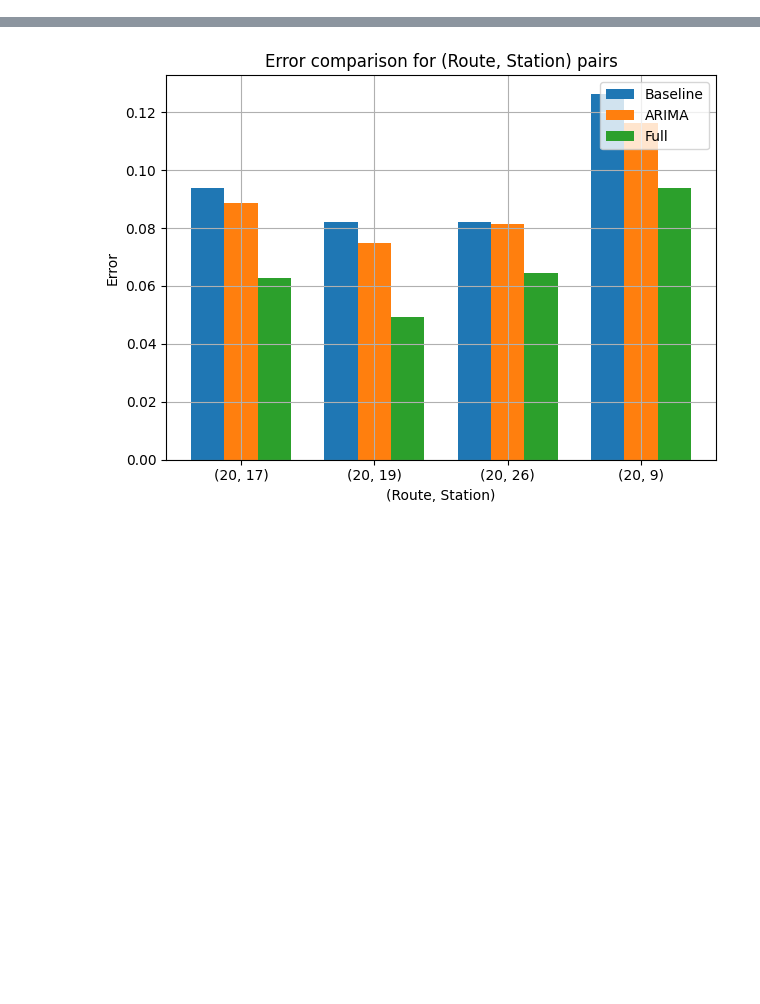
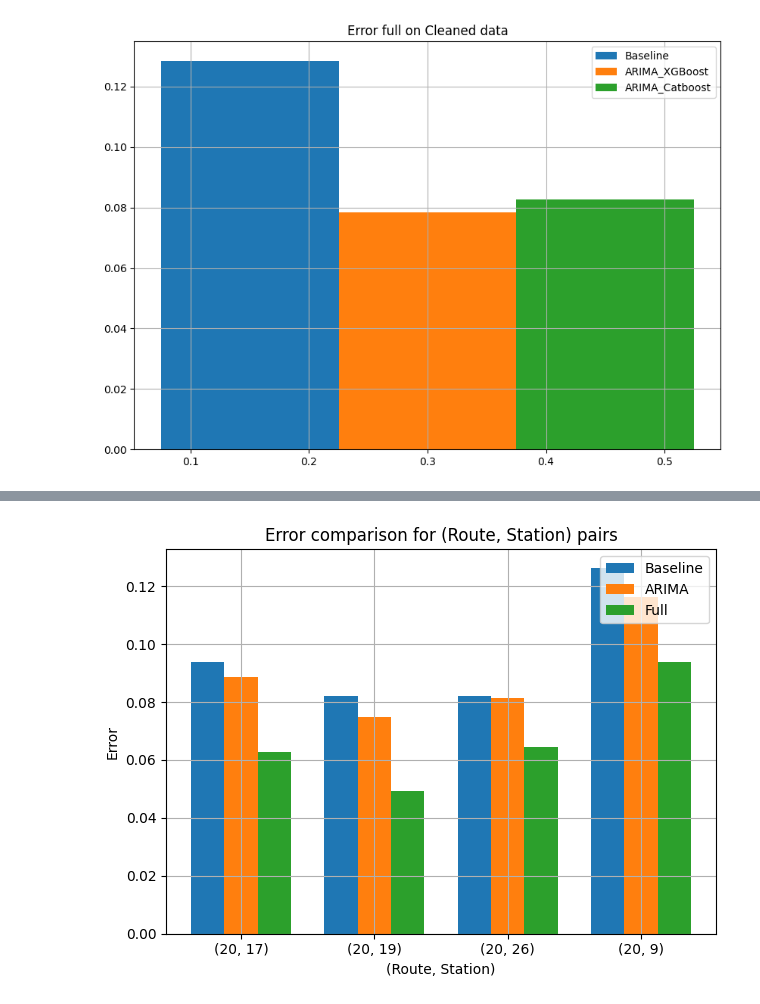
Before and after one commit to clarachristiansen/Bachelor_project, a Jupyter notebook: Visualize_CV_new_format.ipynb, the cells around one changed output, grey strips where cells are left out. Drawn from its saved outputs; the diff is of its cells as text; code cells hidden in the pictures; blank space fills up the shorter version.

Commit message:
Parent and child classes

```diff
--- a/Visualize_CV_new_format.ipynb
+++ b/Visualize_CV_new_format.ipynb
@@ -0,0 +120,31 @@
+# %%
+ARIMA_XGBoost_Errors = Errors('Cleaned', 'ARIMA_XGBoost', 20)
+ARIMA_CatBoost_Errors = Errors('Cleaned', 'ARIMA_Catboost', 20)
+# %%
+def plot_columns(data_classes, column, column_arima=None, use_mean=False):
+    datasets = data_classes
+
+    plt.figure(figsize=(10,7))
+    bar_width = 0.15
+    index = range(0,1)
+    arima_found=False
+    plt.bar([j + bar_width for j in index], (pd.DataFrame(datasets[0].data.mean(axis=0, numeric_only=True)).T.assign(route_station='Mean'))['Error_baseline0'], bar_width, label='Baseline')
+    counter = 0
+    for i, (dataset) in enumerate(datasets):
+        dataset_df = (pd.DataFrame(dataset.data.mean(axis=0, numeric_only=True)).T.assign(route_station='Mean')).sort_values(by='route_station')
+        plt.bar([j + (counter+2) * bar_width for j in index], dataset_df[column].values, bar_width, label=dataset.model_name)
+        counter += 1
+        if column_arima in dataset_df.columns and not arima_found:
+            plt.bar([j + (counter+2) * bar_width for j in index], dataset_df[column_arima].values, bar_width, label='ARIMA')
+            counter += 1
+            arima_found=True
+        #plt.xticks(1, dataset_df['route_station'])
+        #print(dataset)
+
+    plt.legend()
+    plt.title(f'Error full on {dataset.dataset_name} data')
+    plt.grid()
+# %%
+plot_columns([ARIMA_XGBoost_Errors, ARIMA_CatBoost_Errors], 'Error_full0', column_arima='Errors_ARIMA0', use_mean=True)
+# %% [output]
+[figure, added]
```
Also changed, not shown: parts of 5 cells of this notebook.
